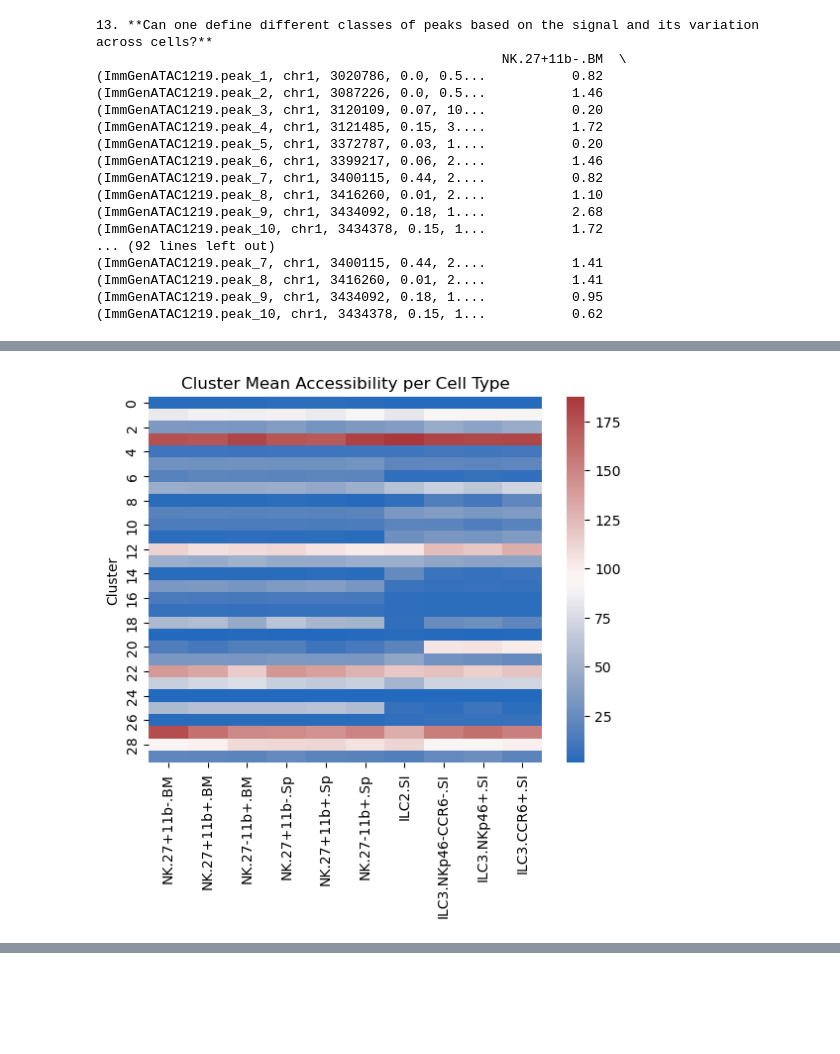
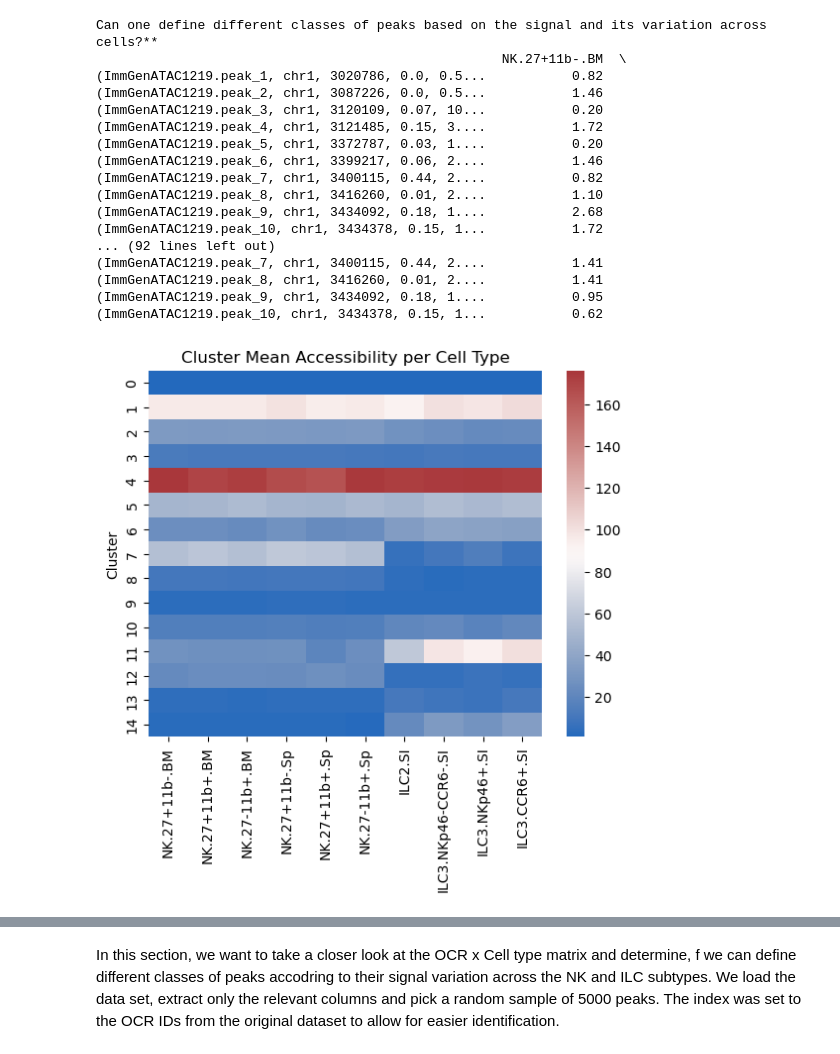
Before and after one commit to Topic2-Gene-Regulation-Immune-Cells/ILC-cells-Team4, a Jupyter notebook: Data1_Question2_Kmeans_heatmap copy.ipynb, the cells around one changed output, grey strips where cells are left out. Saved outputs shown, nothing was run; the diff lists cells and outputs as text; code cells hidden in the pictures; blank space fills up the shorter version.

```diff
--- a/Data1_Question2_Kmeans_heatmap copy.ipynb
+++ b/Data1_Question2_Kmeans_heatmap copy.ipynb
@@ -1,5 +1,5 @@
 # %%
-print("13. **Can one define different classes of peaks based on the signal and its variation across cells?**")
+print("Can one define different classes of peaks based on the signal and its variation across cells?**")
 
 import pandas as pd
 import numpy as np
@@ -8,6 +8,7 @@ from scipy.cluster.hierarchy import linkage, dendrogram
 from scipy.spatial.distance import pdist
 import seaborn as sns
 import matplotlib.pyplot as plt
+
 
 # Load the data
 df_raw = pd.read_csv("data/ImmGenATAC18_AllOCRsInfo.csv", header=0, quotechar='"', low_memory=False)
@@ -20,19 +21,10 @@ df_expr = df_expr.iloc[:5000, :]
 df_expr.index = df_raw.iloc[:5000, :]
 print(df_expr[:10])
 
-# PCA with 9 components
-#pca = PCA(n_components=9)
-#X_pca = pca.fit_transform(df_expr)
-#plt.figure(figsize=(8,6))
-#plt.scatter(X_pca[:,0], X_pca[:,1], alpha=0.5)
-#plt.xlabel('PC1')
-#plt.ylabel('PC2')
-#plt.title('PCA of OCRs across cell types')
-#plt.show()
 
 from sklearn.cluster import KMeans
 
-k = 30
+k = 15
 kmeans = KMeans(n_clusters=k, random_state=42)
 df_expr['Cluster'] = kmeans.fit_predict(df_expr)
 
@@ -43,49 +35,67 @@ sns.heatmap(cluster_means, cmap='vlag')
 plt.title("Cluster Mean Accessibility per Cell Type")
 plt.show()
 
-#Next: compare NK and ILC to other cell types
-# Extract only the columns for NK and ILC. Only 5000 samples
-df_expr = df_raw.iloc[:5000, 50:]
-df_expr.index = df_raw.iloc[:5000, 0]
-print(df_expr[:10])
+# OCRs of Cluster 4
+cluster_4_ocr = df_expr[df_expr['Cluster'] == 4]
 
-# PCA with 9 components
-#pca = PCA(n_components=9)
-#X_pca = pca.fit_transform(df_expr)
-#plt.figure(figsize=(8,6))
-#plt.scatter(X_pca[:,0], X_pca[:,1], alpha=0.5)
-#plt.xlabel('PC1')
-#plt.ylabel('PC2')
-#plt.title('PCA of OCRs across cell types')
-#plt.show()
+ocr_names_cluster_4 = cluster_4_ocr.index.tolist()
+
+# Printing of OCR names
+for name in ocr_names_cluster_4:
+    print(name)
+
+# Number OCRs in Cluster 4
+print(f"Anzahl OCRs in Cluster 4: {len(ocr_names_cluster_4)}")
+
+#Next: compare NK and ILC to closely related cell types
+df_expr2 = df_raw[['NK.27+11b-.BM', 'NK.27+11b+.BM', 'NK.27-11b+.BM', 'NK.27+11b-.Sp',
+       'NK.27+11b+.Sp', 'NK.27-11b+.Sp', 'ILC2.SI', 'ILC3.NKp46-CCR6-.SI',
+       'ILC3.NKp46+.SI', 'ILC3.CCR6+.SI', 'proB.CLP.BM','proB.FrA.BM','proB.FrBC.BM', 'preT.DN1.Th','preT.DN2a.Th', 'preT.DN2b.Th','preT.DN3.Th']]
+df_expr2 = df_expr2.iloc[:5000, :]
+df_expr2.index = df_raw.iloc[:5000, :]
+
+print(df_expr2[:10])
 
 from sklearn.cluster import KMeans
 
-k = 30
+k = 15
 kmeans = KMeans(n_clusters=k, random_state=42)
-df_expr['Cluster'] = kmeans.fit_predict(df_expr)
+df_expr2['Cluster'] = kmeans.fit_predict(df_expr2)
 
-cluster_means = df_expr.groupby('Cluster').mean()
+cluster_means = df_expr2.groupby('Cluster').mean()
 
 # heatmap of the cluster means
 sns.heatmap(cluster_means, cmap='vlag')
 plt.title("Cluster Mean Accessibility per Cell Type")
 plt.show()
+
+# OCRs of Cluster 3
+cluster_4_ocr = df_expr2[df_expr2['Cluster'] == 4]
+
+ocr_names_cluster_4 = cluster_4_ocr.index.tolist()
+
+# Printing of OCR names
+for name in ocr_names_cluster_4:
+    print(name)
+
+# Number OCRs in Cluster 3
+print(f"Anzahl OCRs in Cluster 3: {len(ocr_names_cluster_4)}")
 # %% [output]
-13. **Can one define different classes of peaks based on the signal and its variation across cells?**
+Can one define different classes of peaks based on the signal and its variation across cells?**
                                                     NK.27+11b-.BM  \
 (ImmGenATAC1219.peak_1, chr1, 3020786, 0.0, 0.5...           0.82
 (ImmGenATAC1219.peak_2, chr1, 3087226, 0.0, 0.5...           1.46
 (ImmGenATAC1219.peak_3, chr1, 3120109, 0.07, 10...           0.20
 (ImmGenATAC1219.peak_4, chr1, 3121485, 0.15, 3....           1.72
 (ImmGenATAC1219.peak_5, chr1, 3372787, 0.03, 1....           0.20
 (ImmGenATAC1219.peak_6, chr1, 3399217, 0.06, 2....           1.46
 (ImmGenATAC1219.peak_7, chr1, 3400115, 0.44, 2....           0.82
 (ImmGenATAC1219.peak_8, chr1, 3416260, 0.01, 2....           1.10
 (ImmGenATAC1219.peak_9, chr1, 3434092, 0.18, 1....           2.68
 (ImmGenATAC1219.peak_10, chr1, 3434378, 0.15, 1...           1.72
 ... (92 lines left out)
 (ImmGenATAC1219.peak_7, chr1, 3400115, 0.44, 2....           1.41
 (ImmGenATAC1219.peak_8, chr1, 3416260, 0.01, 2....           1.41
 (ImmGenATAC1219.peak_9, chr1, 3434092, 0.18, 1....           0.95
 (ImmGenATAC1219.peak_10, chr1, 3434378, 0.15, 1...           0.62
+[figure, new version]
@@ -108 +118,0 @@ UnicodeDecodeError: 'utf-8' codec can't decode byte 0x81 in position 109: invali
-[figure, old version]
@@ -126,0 +125,3 @@ ImmGenATAC1219.peak_10     2.59     2.29         7.34
+# %% [markdown]
+In this section, we want to take a closer look at the OCR x Cell type matrix and determine, f we can define different classes of peaks accodring to their signal variation across the NK and ILC subtypes.
+We load the data set, extract only the relevant columns and pick a random sample of 5000 peaks. The index was set to the OCR IDs from the original dataset to allow for easier identification.
```
Also changed, not shown: parts of 3 cells of this notebook.
